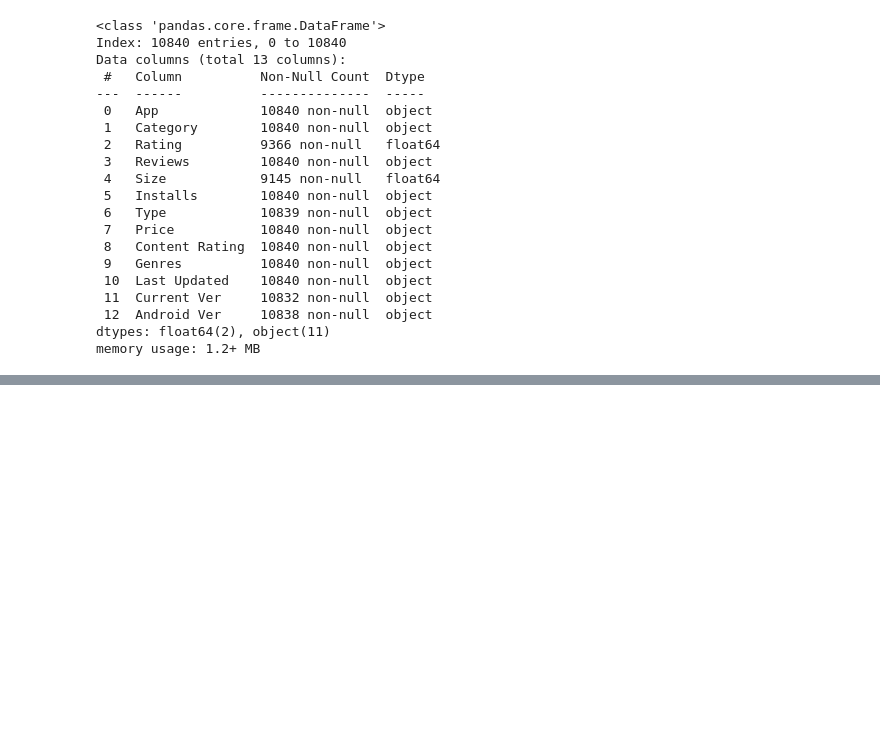
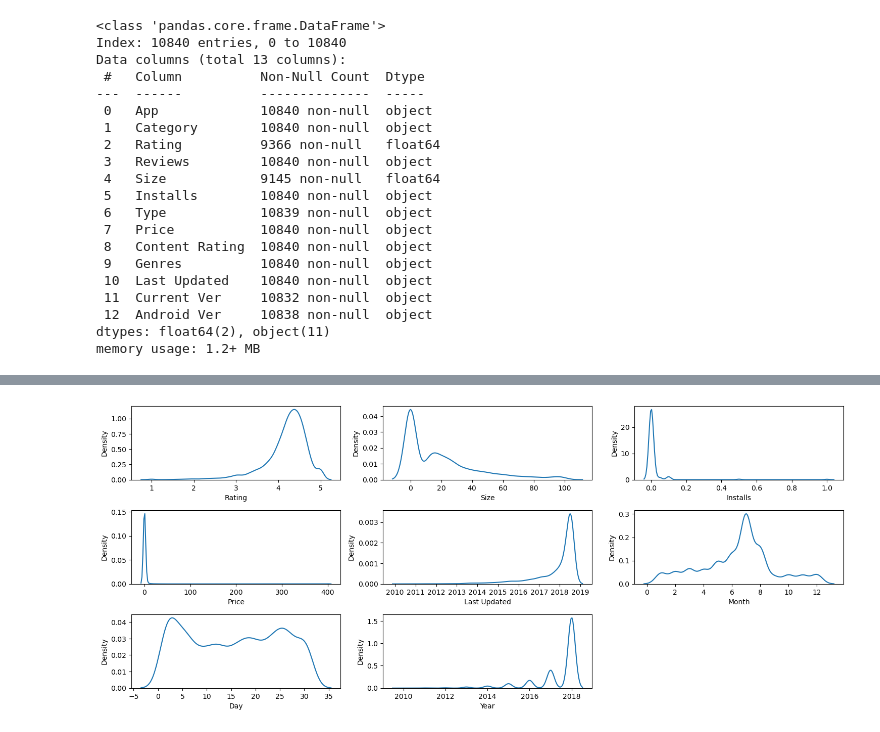
Before and after one commit to fatihsavaskurt/Python-Handbook, a Jupyter notebook: googleplaystore.ipynb, the cells around one changed output, grey strips where cells are left out. Drawn from its saved outputs; the diff is of its cells as text; code cells hidden in the pictures; blank space fills up the shorter version.

```diff
--- a/googleplaystore.ipynb
+++ b/googleplaystore.ipynb
@@ -204,0 +243,2 @@ memory usage: 1.2+ MB
+# %%
+df_test["Installs"] = df_test["Installs"]/1000000000
@@ -204,0 +256,6 @@ memory usage: 1.2+ MB
+# %%
+df_test["Last Updated"] = pd.to_datetime(df_test["Last Updated"], format="%B %d, %Y")
+# %%
+df_test["Month"] = df_test["Last Updated"].dt.month
+df_test["Day"] = df_test["Last Updated"].dt.day
+df_test["Year"] = df_test["Last Updated"].dt.year
@@ -204,0 +279,12 @@ memory usage: 1.2+ MB
+# %%
+numeric_features = [feature for feature in df_test.columns if df_test[feature].dtype != 'O']
+categorical_features = [feature for feature in df_test.columns if df_test[feature].dtype == 'O']
+# %%
+plt.figure(figsize=(15,10))
+
+for i in range(0, len(numeric_features)):
+    plt.subplot(5,3, i+1)
+    sns.kdeplot(x=df_test[numeric_features[i]])
+    plt.tight_layout()
+# %% [output]
+[figure, added]
```
Also changed, not shown: parts of 24 cells of this notebook, 2 other files.
